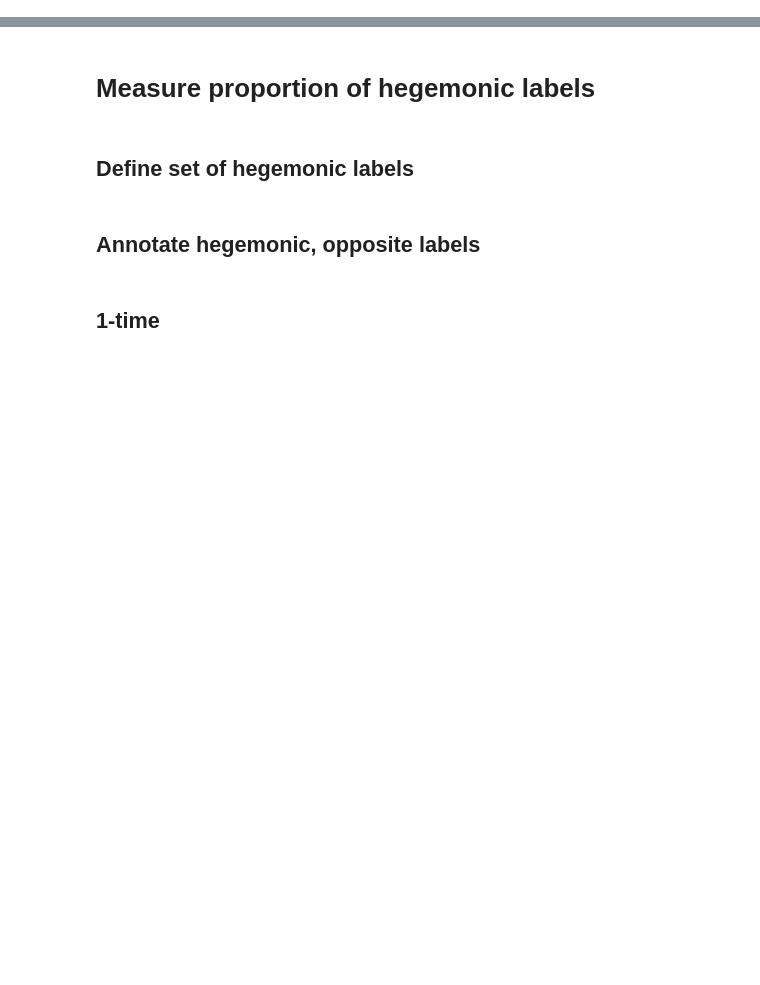
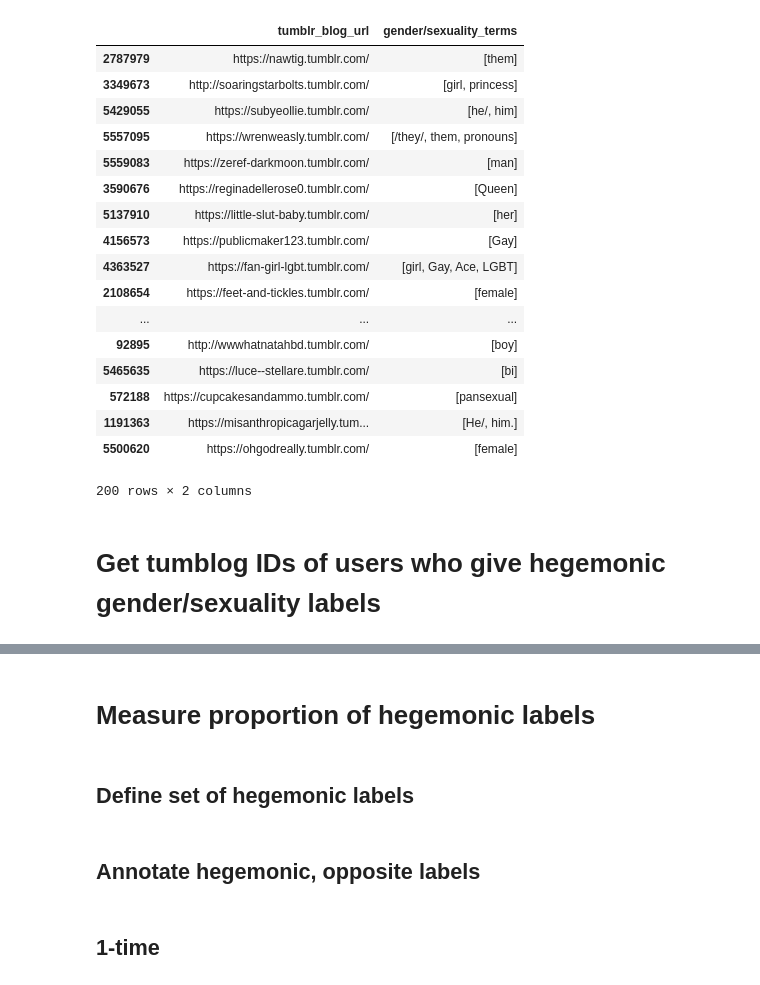
Before and after one commit to michaelmilleryoder/tumblr-scripts, a Jupyter notebook: jupyter/hegemonic_labels.ipynb, the cells around one changed output, grey strips where cells are left out. Saved outputs shown, nothing was run; the diff lists cells and outputs as text; code cells hidden in the pictures; blank space fills up the shorter version.

```diff
--- a/jupyter/hegemonic_labels.ipynb
+++ b/jupyter/hegemonic_labels.ipynb
@@ -8,0 +66,3 @@ data_dirpath = '/usr2/mamille2/tumblr/data/'
+# %%
+pd.set_option('display.max_colwidth', -1)
+pd.set_option('display.max_rows', 1000)
@@ -8,0 +117,5 @@ data_dirpath = '/usr2/mamille2/tumblr/data/'
+# %%
+# Load descriptions with category annotations
+descs = pd.read_pickle(os.path.join(data_dirpath, 'blog_descriptions_recent100.pkl')) # should annotate and use full set
+print(len(descs))
+print(descs.columns)
@@ -8,0 +140,23 @@ data_dirpath = '/usr2/mamille2/tumblr/data/'
+# %%
+descs.loc[descs['gender/sexuality']==True, ['tumblr_blog_url', 'gender/sexuality_terms']].sample(200)
+# %% [output]
+|  | tumblr_blog_url | gender/sexuality_terms |
+| 2787979 | https://nawtig.tumblr.com/ | [them] |
+| 3349673 | http://soaringstarbolts.tumblr.com/ | [girl, princess] |
+| 5429055 | https://subyeollie.tumblr.com/ | [he/, him] |
+| 5557095 | https://wrenweasly.tumblr.com/ | [/they/, them, pronouns] |
+| 5559083 | https://zeref-darkmoon.tumblr.com/ | [man] |
+| 3590676 | https://reginadellerose0.tumblr.com/ | [Queen] |
+| 5137910 | https://little-slut-baby.tumblr.com/ | [her] |
+| 4156573 | https://publicmaker123.tumblr.com/ | [Gay] |
+| 4363527 | https://fan-girl-lgbt.tumblr.com/ | [girl, Gay, Ace, LGBT] |
+| 2108654 | https://feet-and-tickles.tumblr.com/ | [female] |
+| ... | ... | ... |
+| 92895 | http://wwwhatnatahbd.tumblr.com/ | [boy] |
+| 5465635 | https://luce--stellare.tumblr.com/ | [bi] |
+| 572188 | https://cupcakesandammo.tumblr.com/ | [pansexual] |
+| 1191363 | https://misanthropicagarjelly.tum... | [He/, him.] |
+| 5500620 | https://ohgodreally.tumblr.com/ | [female] |
+200 rows × 2 columns
+# %% [markdown]
+# Get tumblog IDs of users who give hegemonic gender/sexuality labels
```
Also changed, not shown: parts of 15 cells of this notebook, 3 other files.
